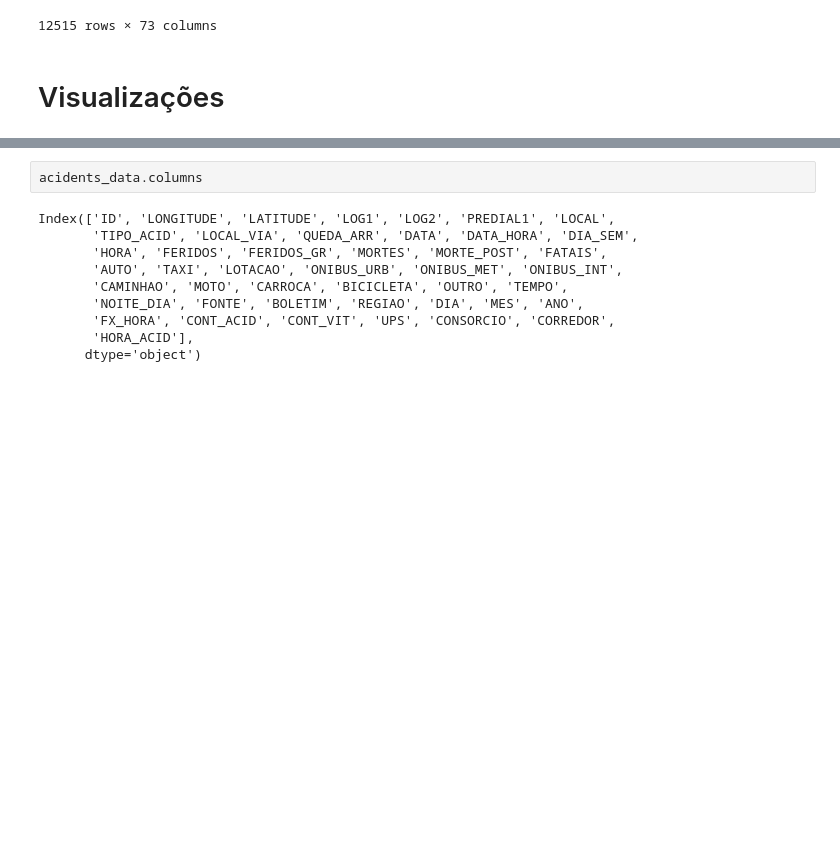
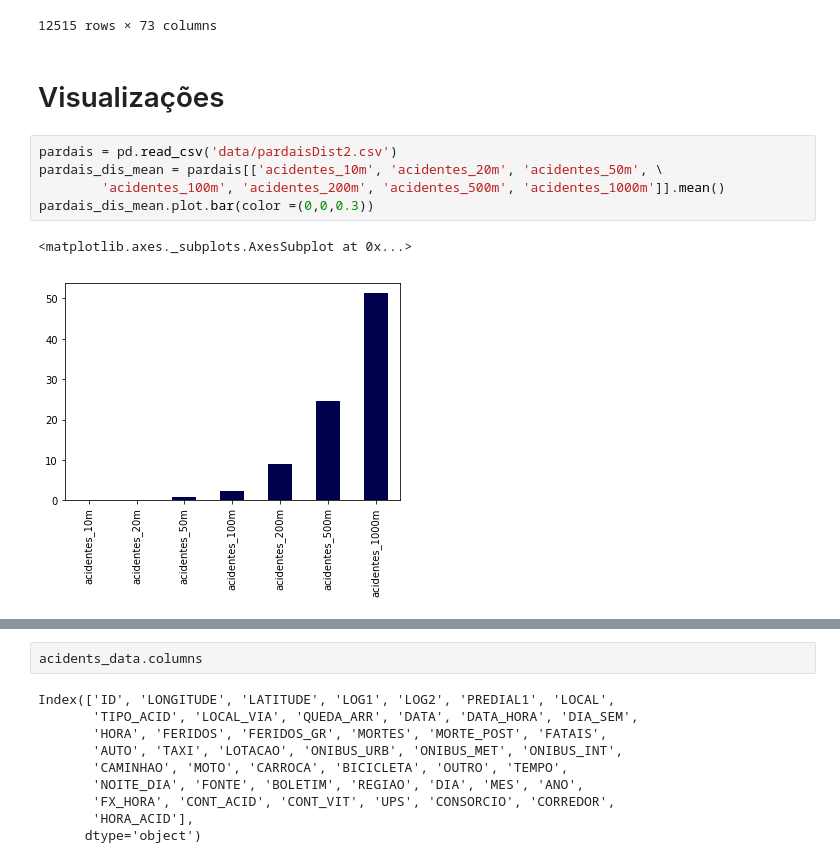
Before and after one commit to if1015-datascience-ufpe/2018-2-projeto-data-lords, a Jupyter notebook: project.ipynb, the cells around one changed output, grey strips where cells are left out. Cells and saved outputs as stored; diff of their text form; blank space fills up the shorter version.

```diff
--- a/project.ipynb
+++ b/project.ipynb
@@ -695,3 +699,11 @@ acidents_data
 12515 rows × 73 columns
 # %% [markdown]
 # Visualizações
+# %%
+pardais = pd.read_csv('data/pardaisDist2.csv')
+pardais_dis_mean = pardais[['acidentes_10m', 'acidentes_20m', 'acidentes_50m', \
+        'acidentes_100m', 'acidentes_200m', 'acidentes_500m', 'acidentes_1000m']].mean()
+pardais_dis_mean.plot.bar(color =(0,0,0.3))
+# %% [output]
+<matplotlib.axes._subplots.AxesSubplot at 0x...>
+[figure, added]
```
Also changed, not shown: parts of 2 cells of this notebook.
